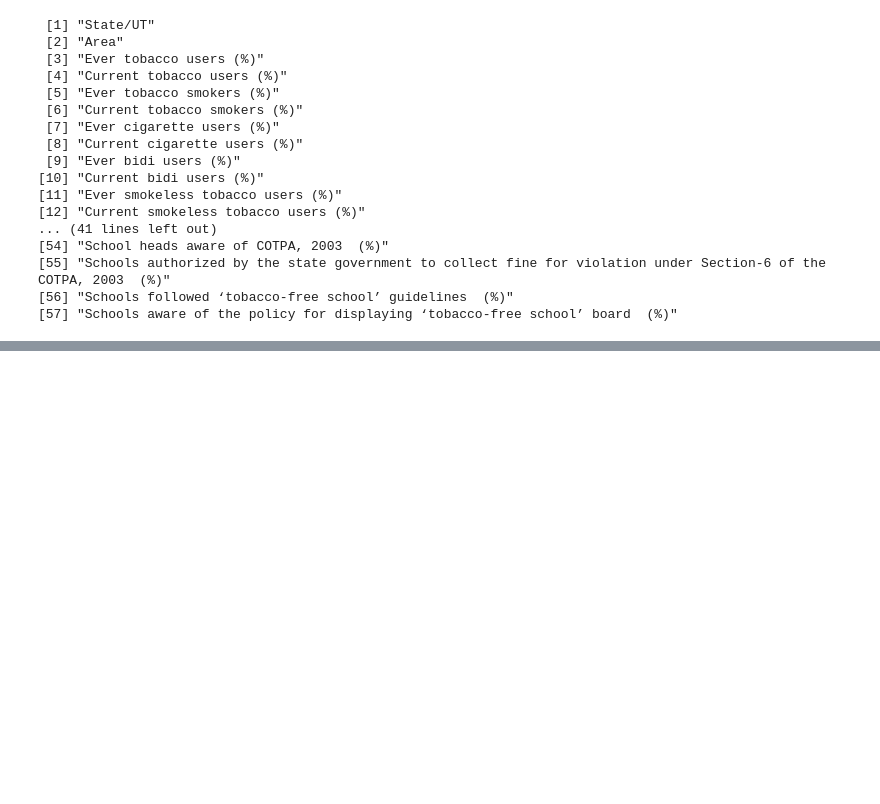
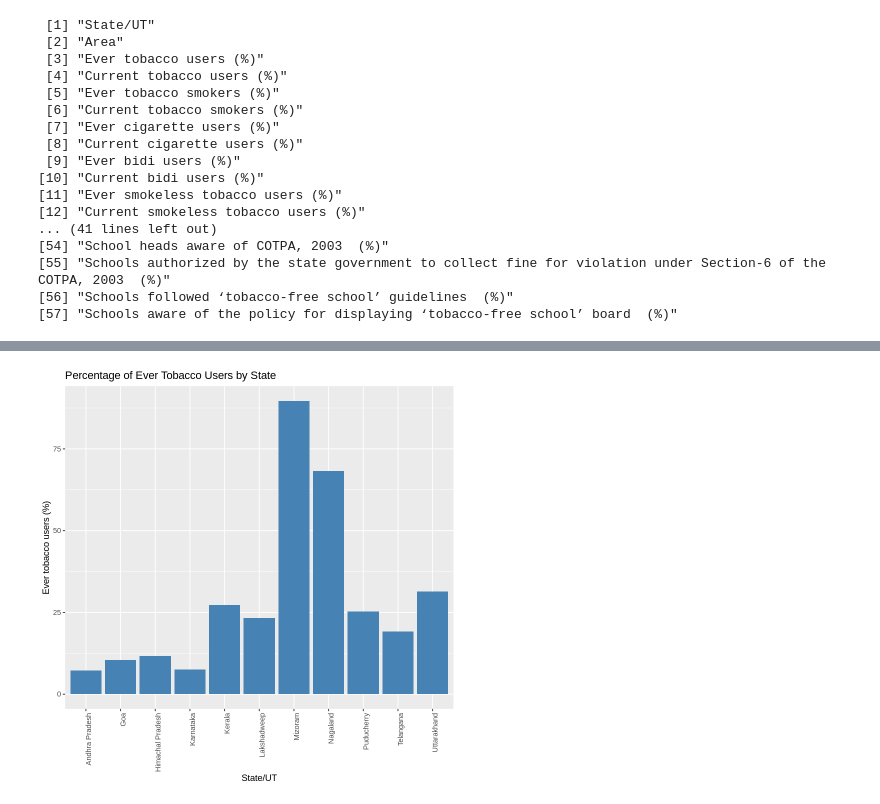
Before and after one commit to abdulhakkeempa/indian-tobacco-analysis, a Jupyter notebook: indian_tobacco_analysis.ipynb, the cells around one changed output, grey strips where cells are left out. Drawn from its saved outputs; the diff is of its cells as text; code cells hidden in the pictures; blank space fills up the shorter version.

```diff
--- a/indian_tobacco_analysis.ipynb
+++ b/indian_tobacco_analysis.ipynb
@@ -211,0 +243,11 @@ names(df)
+# %%
+# Load the ggplot2 package
+library(ggplot2)
+
+# Create the bar plot
+ggplot(df, aes(x=`State/UT`, y=`Ever tobacco users (%)`)) +
+  geom_bar(stat="identity", fill="steelblue") +
+  theme(axis.text.x = element_text(angle = 90, hjust = 1)) +
+  labs(x="State/UT", y="Ever tobacco users (%)", title="Percentage of Ever Tobacco Users by State")
+# %% [output]
+[figure, added]
```
Also changed, not shown: parts of 11 cells of this notebook.
